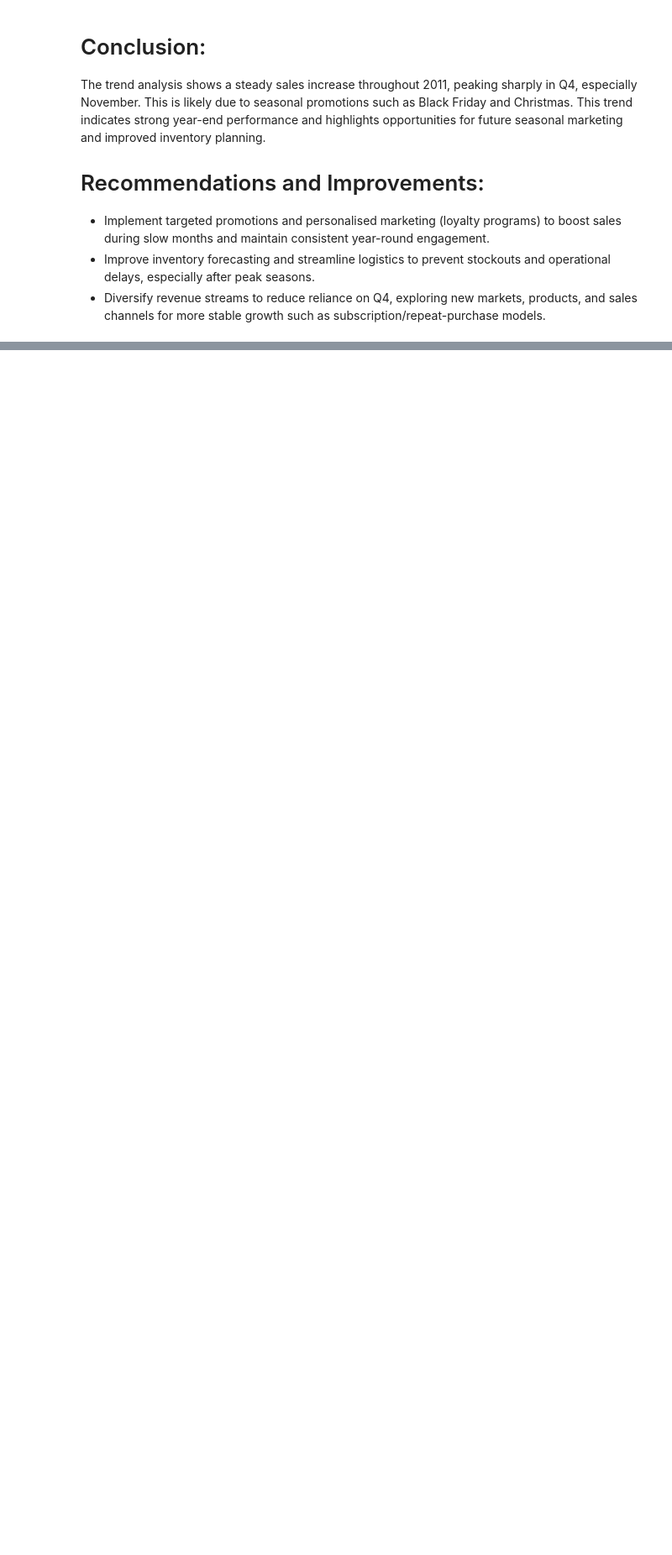
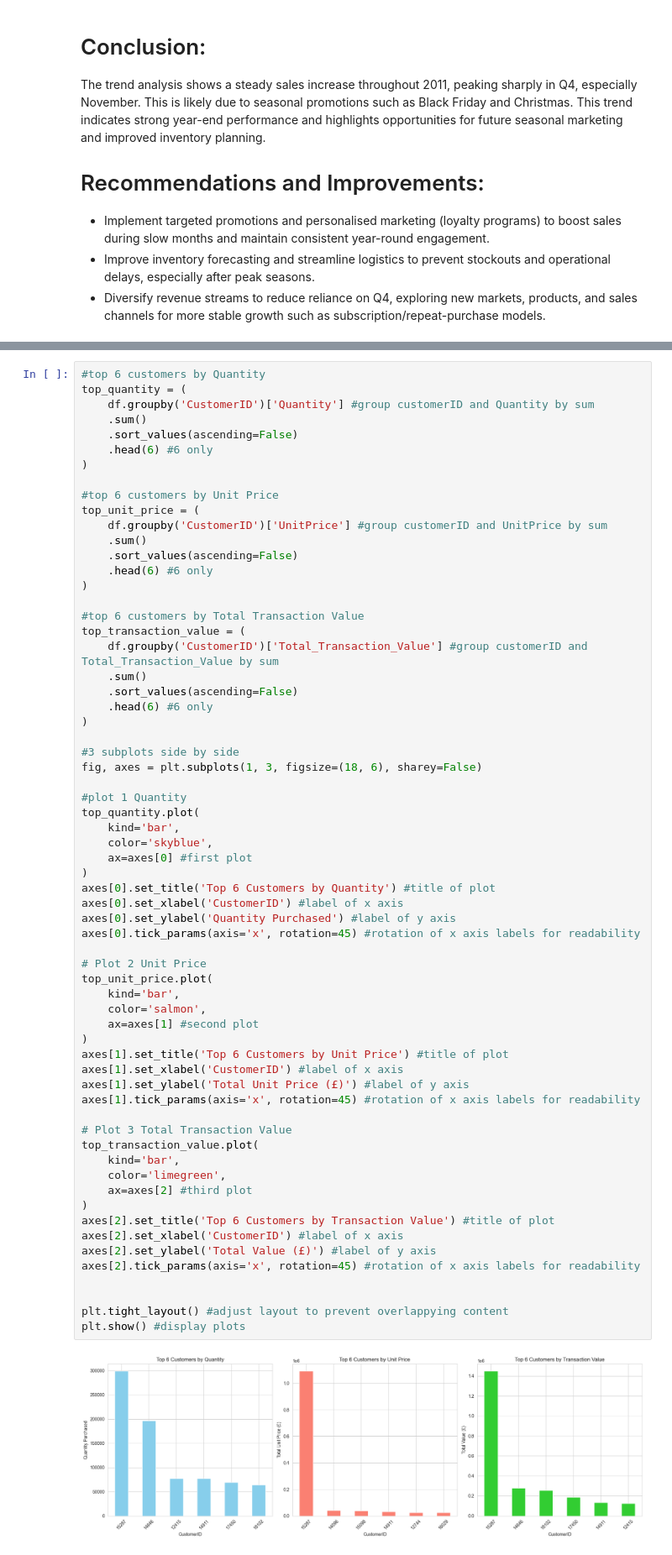
Before and after one commit to mobess12/Online_Retail_Analysis_Capstone_Project, a Jupyter notebook: jupyter_notebooks/data_visualisation.ipynb, the cells around one changed output, grey strips where cells are left out. Shown: that part at 84% size. Drawn from its saved outputs; the diff is of its cells as text; blank space fills up the shorter version.

Commit message:
add top 6 customers bar plots and commentary

```diff
--- a/jupyter_notebooks/data_visualisation.ipynb
+++ b/jupyter_notebooks/data_visualisation.ipynb
@@ -155,0 +158,66 @@ The trend analysis shows a steady sales increase throughout 2011, peaking sharpl
+# %%
+#top 6 customers by Quantity
+top_quantity = (
+    df.groupby('CustomerID')['Quantity'] #group customerID and Quantity by sum
+    .sum()
+    .sort_values(ascending=False)
+    .head(6) #6 only
+)
+
+#top 6 customers by Unit Price
+top_unit_price = (
+    df.groupby('CustomerID')['UnitPrice'] #group customerID and UnitPrice by sum
+    .sum()
+    .sort_values(ascending=False)
+    .head(6) #6 only
+)
+
+#top 6 customers by Total Transaction Value
+top_transaction_value = (
+    df.groupby('CustomerID')['Total_Transaction_Value'] #group customerID and Total_Transaction_Value by sum
+    .sum()
+    .sort_values(ascending=False)
+    .head(6) #6 only
+)
+
+#3 subplots side by side
+fig, axes = plt.subplots(1, 3, figsize=(18, 6), sharey=False)
+
+#plot 1 Quantity
+top_quantity.plot(
+    kind='bar',
+    color='skyblue',
+    ax=axes[0] #first plot
+)
+axes[0].set_title('Top 6 Customers by Quantity') #title of plot
+axes[0].set_xlabel('CustomerID') #label of x axis
+axes[0].set_ylabel('Quantity Purchased') #label of y axis
+axes[0].tick_params(axis='x', rotation=45) #rotation of x axis labels for readability
+
+# Plot 2 Unit Price
+top_unit_price.plot(
+    kind='bar',
+    color='salmon',
+    ax=axes[1] #second plot
+)
+axes[1].set_title('Top 6 Customers by Unit Price') #title of plot
+axes[1].set_xlabel('CustomerID') #label of x axis
+axes[1].set_ylabel('Total Unit Price (£)') #label of y axis
+axes[1].tick_params(axis='x', rotation=45) #rotation of x axis labels for readability
+
+# Plot 3 Total Transaction Value
+top_transaction_value.plot(
+    kind='bar',
+    color='limegreen',
+    ax=axes[2] #third plot
+)
+axes[2].set_title('Top 6 Customers by Transaction Value') #title of plot
+axes[2].set_xlabel('CustomerID') #label of x axis
+axes[2].set_ylabel('Total Value (£)') #label of y axis
+axes[2].tick_params(axis='x', rotation=45) #rotation of x axis labels for readability
+
+
+plt.tight_layout() #adjust layout to prevent overlappying content
+plt.show() #display plots
+# %% [output]
+[figure, added]
```
Also changed, not shown: parts of 3 cells of this notebook.
